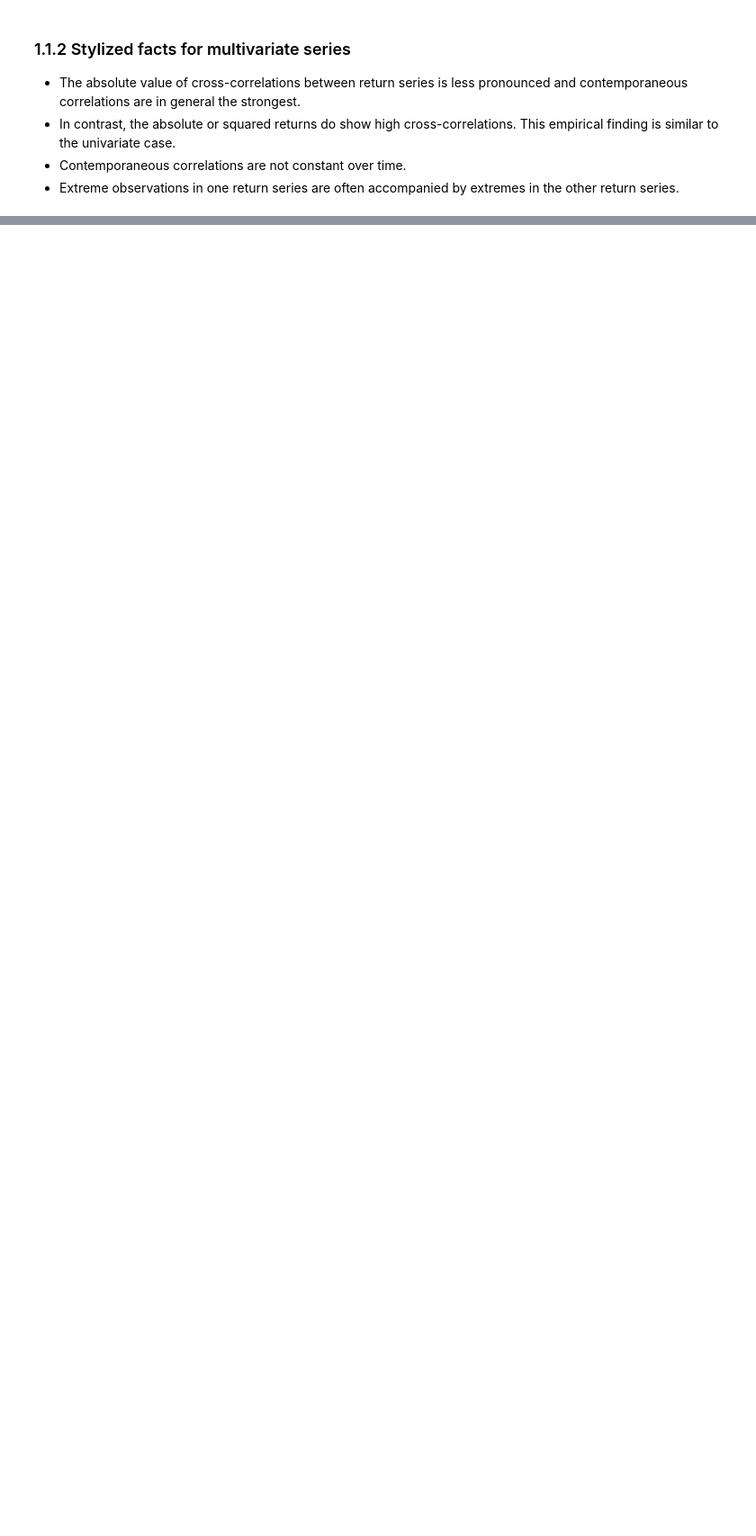
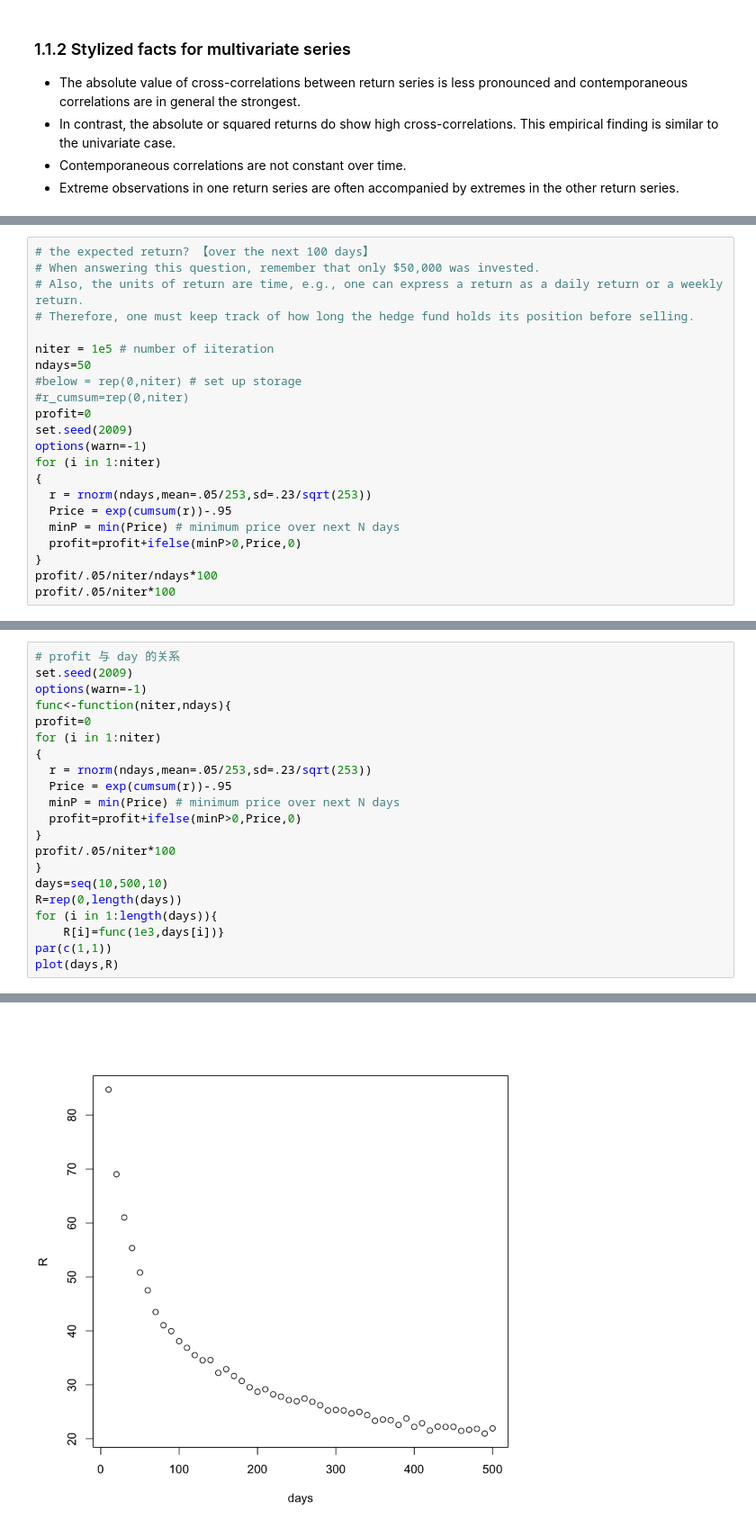
Before and after one commit to Harbes/python, a Jupyter notebook: R-project/Finance with R.ipynb, the cells around one changed output, grey strips where cells are left out. Shown at 90% size. Saved outputs shown, nothing was run; the diff lists cells and outputs as text; blank space fills up the shorter version.

```diff
--- a/R-project/Finance with R.ipynb
+++ b/R-project/Finance with R.ipynb
@@ -167,0 +229,22 @@ Currently fitting: asymmetric NIG
+# %%
+# the expected return? 【over the next 100 days】
+# When answering this question, remember that only $50,000 was invested.
+# Also, the units of return are time, e.g., one can express a return as a daily return or a weekly return.
+# Therefore, one must keep track of how long the hedge fund holds its position before selling.
+
+niter = 1e5 # number of iiteration
+ndays=50
+#below = rep(0,niter) # set up storage
+#r_cumsum=rep(0,niter)
+profit=0
+set.seed(2009)
+options(warn=-1)
+for (i in 1:niter)
+{
+  r = rnorm(ndays,mean=.05/253,sd=.23/sqrt(253))
+  Price = exp(cumsum(r))-.95
+  minP = min(Price) # minimum price over next N days
+  profit=profit+ifelse(minP>0,Price,0)
+}
+profit/.05/niter/ndays*100
+profit/.05/niter*100
@@ -167,0 +254,22 @@ Currently fitting: asymmetric NIG
+# %%
+# profit 与 day 的关系
+set.seed(2009)
+options(warn=-1)
+func<-function(niter,ndays){
+profit=0
+for (i in 1:niter)
+{
+  r = rnorm(ndays,mean=.05/253,sd=.23/sqrt(253))
+  Price = exp(cumsum(r))-.95
+  minP = min(Price) # minimum price over next N days
+  profit=profit+ifelse(minP>0,Price,0)
+}
+profit/.05/niter*100
+}
+days=seq(10,500,10)
+R=rep(0,length(days))
+for (i in 1:length(days)){
+    R[i]=func(1e3,days[i])}
+par(c(1,1))
+plot(days,R)
+# %% [output]
@@ -167,0 +277 @@ Currently fitting: asymmetric NIG
+[figure, added]
```
Also changed, not shown: parts of 19 cells of this notebook, 3 other files.
